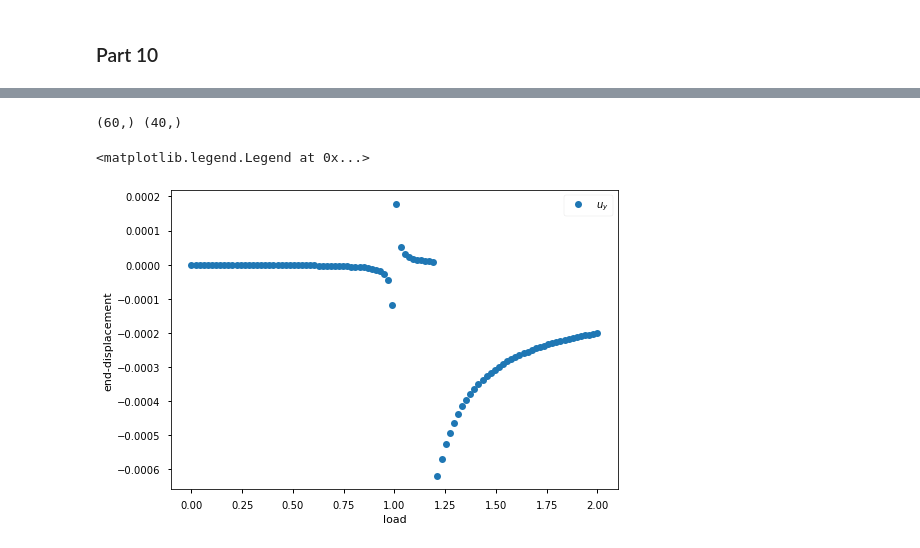
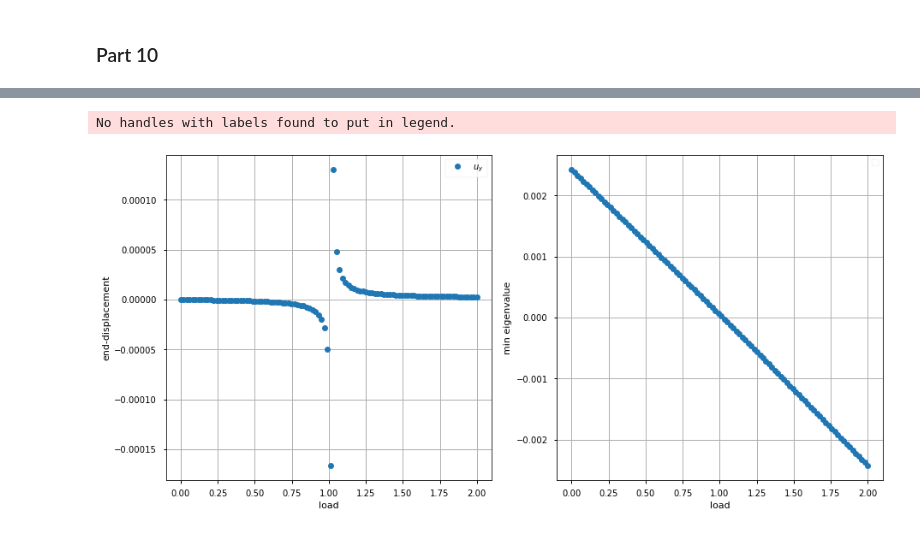
Before and after one commit to a-latyshev/Fenics_AMMS_2021, a Jupyter notebook: 04-Bifurcation/TP2.ipynb, the cells around one changed output, grey strips where cells are left out. Cells and saved outputs as stored; diff of their text form; code cells hidden in the pictures.

```diff
--- a/04-Bifurcation/TP2.ipynb
+++ b/04-Bifurcation/TP2.ipynb
@@ -15,6 +17,13 @@ import matplotlib.pyplot as plt
 dolfin.parameters["form_compiler"]["cpp_optimize"] = True
 dolfin.parameters["form_compiler"]["representation"] = "uflacs"
 plt.style.use('seaborn-notebook')
+# %%
+def stability_monitor(ddE, u, bcs, neig=2,verbose=True):
+    eig_solver = EigenSolver(ddE, u, bcs=bcs)
+    ncv, it = eig_solver.solve(neig,verbose=verbose)
+    eigenvalues, [eigenvectors_real, eigenvectors_im] = eig_solver.get_eigenpairs(ncv)
+    min_eig = min(eigenvalues.real)
+    return min_eig
 # %%
 # class Material:
 #     def __init__(self, E, nu):
@@ -493,3 +558,26 @@ rho_g = Gamma * Y * Ly**2 / 12 / Lx**3
 
 params = {'Lx':Lx, 'Y':Y, 'nu':nu, 'Ly':Ly, 'alpha':alpha, 'Gamma':Gamma, 'rho_g':rho_g, 'load_max':2, 'nsteps':40, 'load_min':0, 'nx':20, 'ny':5, 'alpha_right':0.01}
 hypsol = HyperelasticitySolver(params)
+# %%
+params['alpha'] = 0
+params['alpha_right'] = 0.001
+params['load_max'] = 2
+params['nsteps'] = 100
+loads, displ = hypsol.solve(params)
+
+plt.figure(figsize=(15,7))
+plt.subplot(1, 2, 1)
+plt.plot(loads[loads<1], displ[loads<1], "og")
+plt.plot(loads[loads>1], displ[loads>1], "or")
+plt.xlabel("load")
+plt.ylabel("end-displacement")
+plt.legend()
+plt.grid()
+
+
+plt.subplot(1, 2, 2)
+plt.plot(loads, hypsol.min_eig, "o")
+plt.xlabel("load")
+plt.ylabel("min eigenvalue")
+plt.legend()
+plt.grid()
@@ -496,14 +588,24 @@ hypsol = HyperelasticitySolver(params)
 # %%
 params['alpha'] = 0
-params['alpha_right'] = 0.001
+params['alpha_right'] = 0.0
 params['load_max'] = 2
 params['nsteps'] = 100
 loads, displ = hypsol.solve(params)
+
+plt.figure(figsize=(15,7))
+plt.subplot(1, 2, 1)
 plt.plot(loads, displ, "o", label=(r'$u_y$'))
 plt.xlabel("load")
 plt.ylabel("end-displacement")
 plt.legend()
+plt.grid()
+
+plt.subplot(1, 2, 2)
+plt.plot(loads, hypsol.min_eig, "o")
+plt.xlabel("load")
+plt.ylabel("min eigenvalue")
+plt.legend()
+plt.grid()
 # %% [output]
-(60,) (40,)
+No handles with labels found to put in legend.
-<matplotlib.legend.Legend at 0x...>
-[figure, old version]
+[figure, new version]
```
Also changed, not shown: parts of 13 cells of this notebook.
